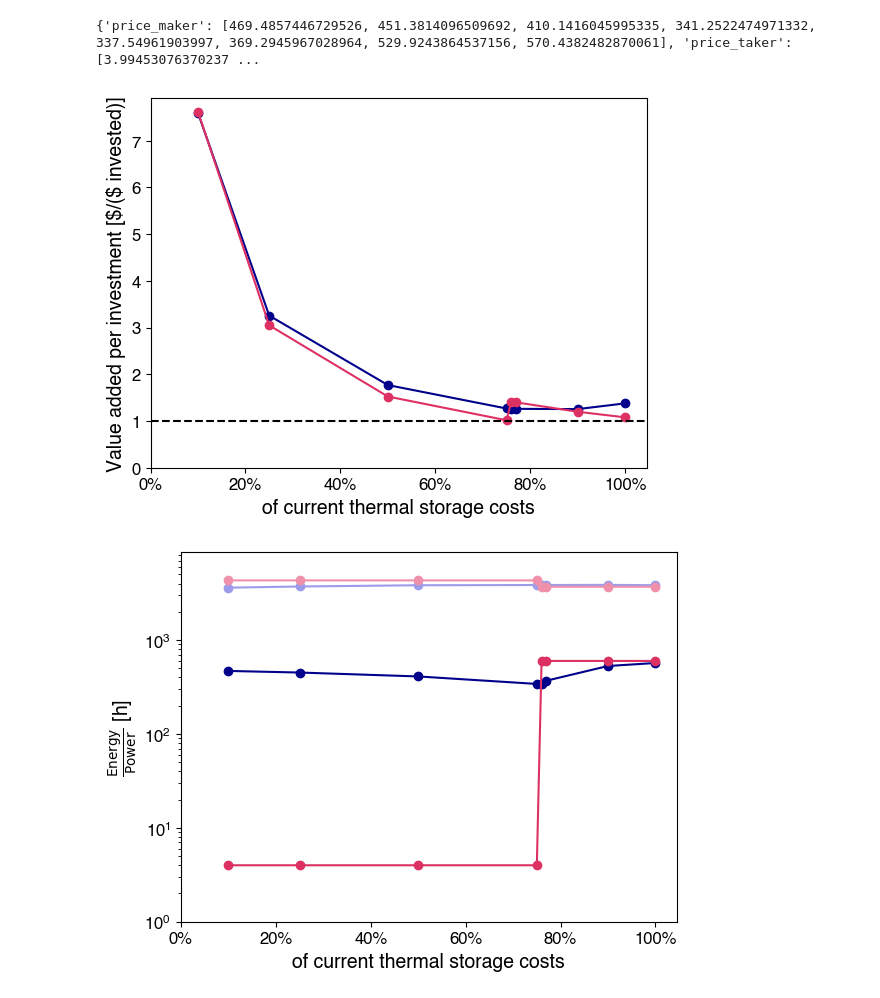
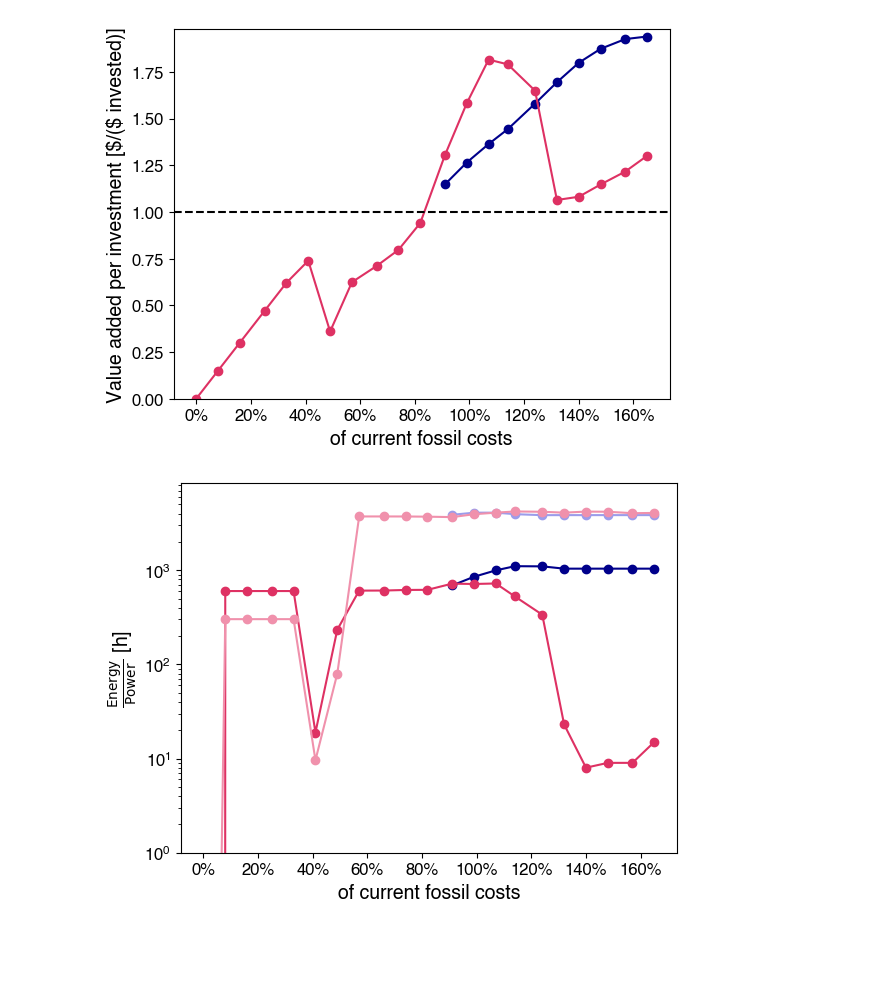
Before and after one commit to carnegie/clab_underground_th_storage, a Jupyter notebook: plot_price_taker.ipynb, the cells around one changed output. Saved outputs shown, nothing was run; the diff lists cells and outputs as text; code cells hidden in the pictures; blank space fills up the shorter version.

Commit message:
Cost scan for electricity cost added

```diff
--- a/plot_price_taker.ipynb
+++ b/plot_price_taker.ipynb
@@ -5,13 +5,13 @@ import matplotlib.pyplot as plt
 import matplotlib.font_manager as fm
 # %%
 # Data paths
-case = ''
+case = 'fossil'
 # case = '_wind_solar'
-data_path_taker = 'output_data/btes_base_case_orca{0}_price_taker/btes_output{0}_price_taker_base_BTES_costsx#COST.pickle'.format(case)
-data_path_maker = 'output_data/btes_base_case_orca{0}/btes{0}_output_BTES_costsx#COST.pickle'.format(case)
+data_path_taker = f'output_data/btes_base_case_orca_price_taker/btes_output_price_taker_base_{case}_costsx#COST.pickle'
+data_path_maker = f'output_data/btes_base_case_orca/btes_output_{case}_costsx#COST.pickle'
 
 # Prices to scan
-prices = ['0p1', '0p25','0p5', '0p75', '0p762', '0p77', '0p9', '1p0'] #
+prices = ['0p0', '0p08', '0p16', '0p25', '0p33', '0p41', '0p49', '0p58', '0p66', '0p74', '0p82', '0p91', '0p99', '1p07', '1p15', '1p24', '1p32', '1p4', '1p48', '1p57', '1p65']
 
 # Colors
 colors = {'price_taker': '#DE3163', 'price_maker': '#00008B'}
@@ -80,10 +80,10 @@ def plot_bars_maker_taker(x,y, xlabel, ylabel, title=None, y2=None):
     plt.xticks(fontsize=12)
     plt.yticks(fontsize=12)
     # Add % to x-axis tick labels
-    plt.xticks(ticks=[0, 20, 40, 60, 80, 100], labels=[str(i) + '%' for i in [0, 20, 40, 60, 80, 100]])
+    plt.xticks(ticks=[0, 20, 40, 60, 80, 100, 120, 140, 160], labels=[str(i) + '%' for i in [0, 20, 40, 60, 80, 100, 120, 140, 160]])
 
     # Save figure
-    plt.savefig('figures/btes_{0}{1}.pdf'.format(title.replace(' ','_').replace(',','').lower(), case), bbox_inches='tight', dpi=500)
+    plt.savefig('figures/btes_{0}_{1}.pdf'.format(title.replace(' ','_').replace(',','').lower(), case), bbox_inches='tight', dpi=500)
 # %%
 def plot_curve_maker_taker(var, var2, xlabel, ylabel, ylabel2, color, label, fig=None, ax=None):
     """
@@ -107,14 +107,13 @@ def plot_curve_maker_taker(var, var2, xlabel, ylabel, ylabel2, color, label, fig
         # ax[1] in log scale
         ax[1].set_yscale('log')
 
-    # Add legend only once for each subplot if it does not exist
-    if var2 is not None and not ax[1].get_legend():
-        ax[0].legend()
+    ax[0].legend()
 
     # Save figure
     if not os.path.exists('figures'):
         os.makedirs('figures')
-    plt.savefig(f'figures/btes_energy_in_store_{label}.pdf', bbox_inches='tight')
+    if var2 is None:
+        plt.savefig(f'figures/btes_energy_in_store_{label}.pdf', bbox_inches='tight')
 
     return fig, ax  # Return fig and ax to reuse in the loop
 # %%
@@ -138,7 +137,9 @@ for price in prices:
         # Calculate revenue per investment
         btes_investment = get_btes_investment(comp_res)
         if run =='maker':
-            no_btes_file = 'output_data/btes_base_case_orca{0}_no_btes/btes_output{0}_no_btes.pickle'.format(case)
+            no_btes_file = f'output_data/btes_base_case_orca_no_btes/btes_output_no_btes.pickle'
+            if case in ['fossil', 'renewable']:
+                no_btes_file = no_btes_file.replace('.pickle', f'_{case}_costsx{price}.pickle')
             cost_no_btes = read_output_file(no_btes_file)[1]['objective [$]'].values[-1]
             cost = cost_no_btes - (case_res['objective [$]'].values[-1] - btes_investment)
         else:
@@ -165,14 +166,15 @@ for price in prices:
 
         # Get energy in store
         # Only plot for price taker for 0.75 and 0.77
-        if run == 'taker' and price in ['0p75','0p77']:
-            if price == '0p75':
+        plot_factors = ['0p33','0p41', '0p49']
+        if run == 'taker' and price in plot_factors:
+            if price == plot_factors[0]:
                 col = color_shades['price_taker'][0]
-            elif price == '0p77':
+            elif price == plot_factors[1]:
                 col = color_shades['price_taker'][2]
             else:
                 col = color_shades['price_taker'][1]
-            figure, axis = plot_curve_maker_taker(time_res['granite e'], time_input['const_generator marginal cost'] if price == '0p75' else None,
+            figure, axis = plot_curve_maker_taker(time_res['granite e'], time_input['const_generator marginal cost'] if price == plot_factors[0] else None,
                                    xlabel='Date', ylabel='Energy in store [MhW]', ylabel2='Electricity cost [$/MWh]',
                                    color=col, label=price.replace('p','.')+' x current costs',
                                     fig=figure, ax=axis)
@@ -192,21 +194,17 @@ for price in prices:
-# %%
-print(discharge_time)
-# %% [output]
-{'price_maker': [469.4857446729526, 451.3814096509692, 410.1416045995335, 341.2522474971332, 337.54961903997, 369.2945967028964, 529.9243864537156, 570.4382482870061], 'price_taker': [3.99453076370237 ...
 # %%
 # Replace p with . in prices
 prices_float = sorted([float(price.replace('p', '.')) for price in prices])
 
 # Plot revenue per investment
-plot_bars_maker_taker(prices_float, rev_per_inv, 'of current thermal storage costs',
-                      'Value added per investment [$/(\$ invested)]', 'Value added per Investment for BTES')
+plot_bars_maker_taker(prices_float, rev_per_inv, f'of current {case} costs',
+                      'Value added per investment [$/(\$ invested)]', 'Value added per Investment')
 # Plot discharge_time
-plot_bars_maker_taker(prices_float, discharge_time, 'of current thermal storage costs',
-                      r'$\frac{\mathrm{Energy}}{\mathrm{Power}}$ [h]', 'discharge_time for BTES',
+plot_bars_maker_taker(prices_float, discharge_time, f'of current {case} costs',
+                      r'$\frac{\mathrm{Energy}}{\mathrm{Power}}$ [h]', 'discharge_time',
                       y2=mean_discharge_time)
 # %% [output]
-[figure, old version]
+[figure, new version]
-[figure, old version]
+[figure, new version]
 # %%
 color_map = {
     'solar-utility': 'yellow',
```
Also changed, not shown: parts of 6 cells of this notebook, 6 other files.
